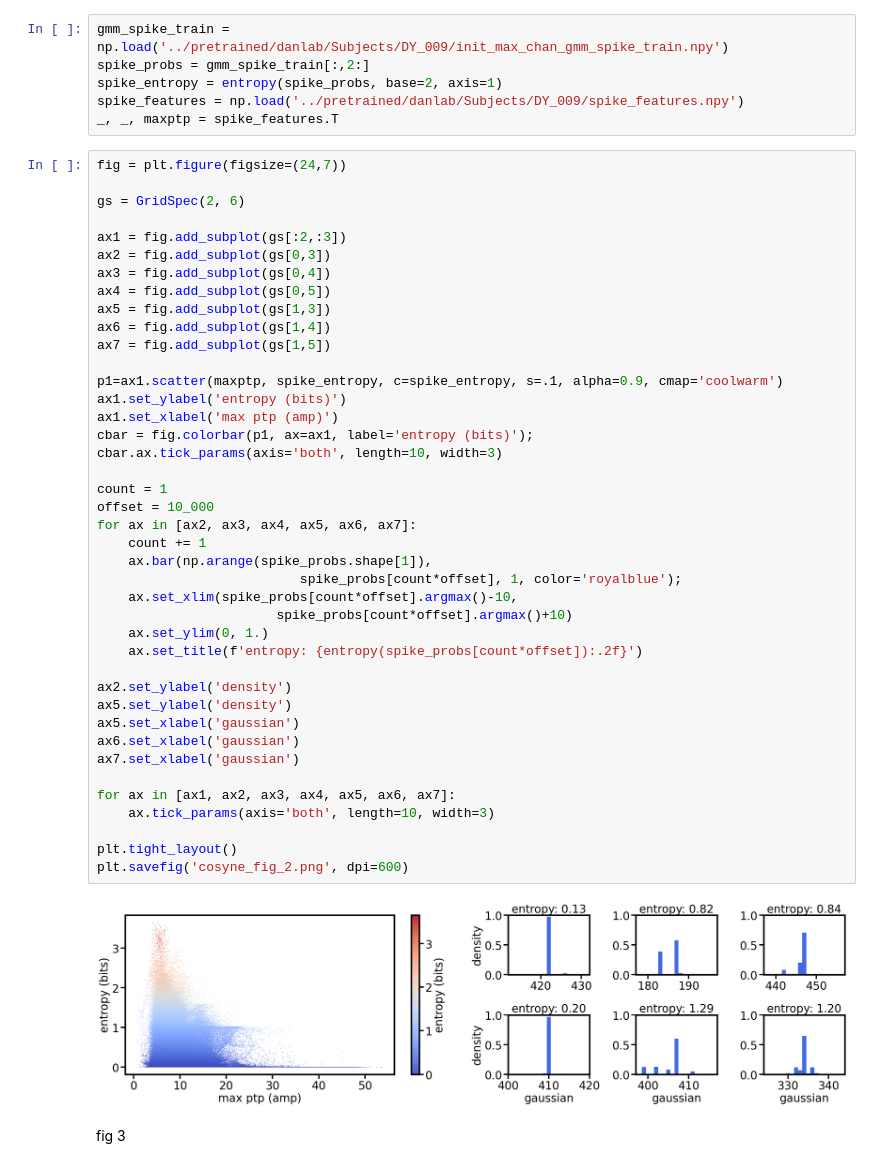
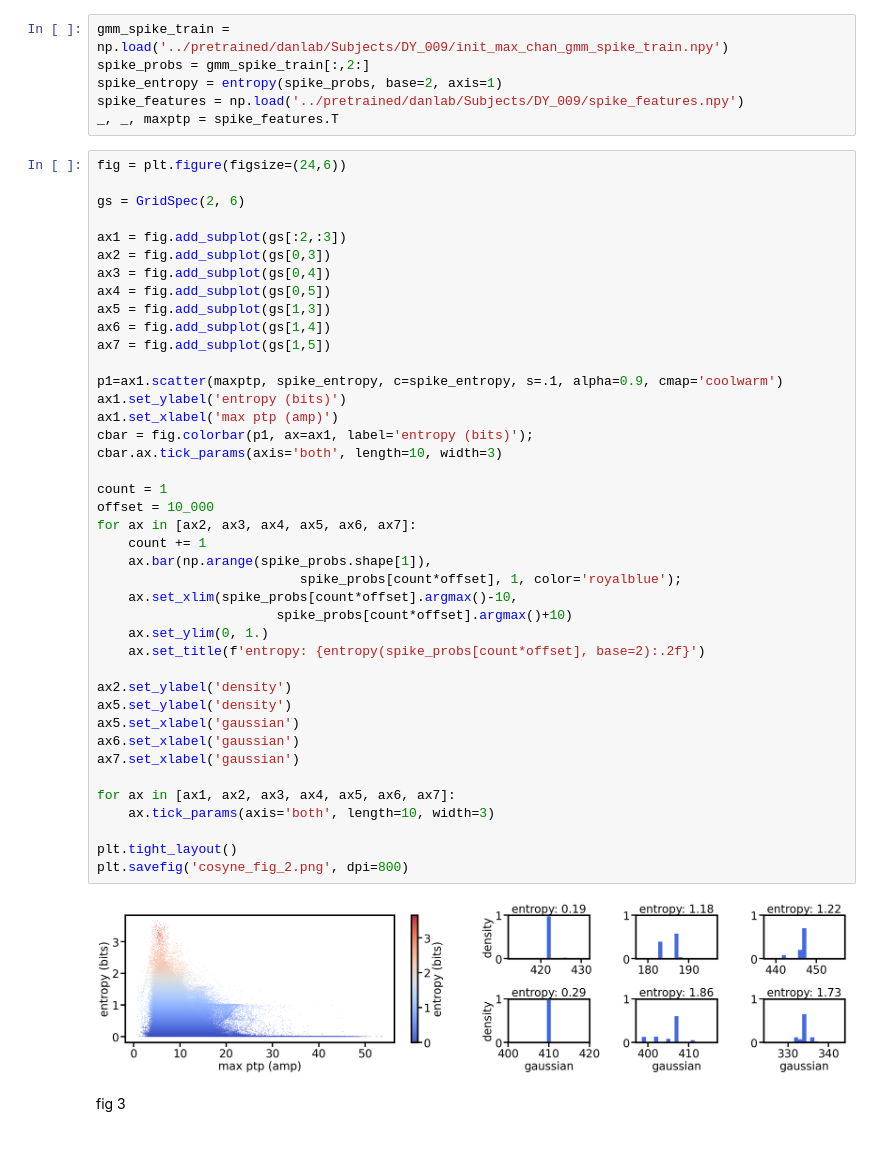
Before and after one commit to yzhang511/density_decoding, a Jupyter notebook: demo/cosyne_figures.ipynb, the cells around one changed output. Cells and saved outputs as stored; diff of their text form.

```diff
--- a/demo/cosyne_figures.ipynb
+++ b/demo/cosyne_figures.ipynb
@@ -369,7 +369,7 @@ spike_entropy = entropy(spike_probs, base=2, axis=1)
 spike_features = np.load('../pretrained/danlab/Subjects/DY_009/spike_features.npy')
 _, _, maxptp = spike_features.T
 # %%
-fig = plt.figure(figsize=(24,7))
+fig = plt.figure(figsize=(24,6))
 
 gs = GridSpec(2, 6)
 
@@ -381,36 +381,36 @@ ax5 = fig.add_subplot(gs[1,3])
 ax6 = fig.add_subplot(gs[1,4])
 ax7 = fig.add_subplot(gs[1,5])
 
 p1=ax1.scatter(maxptp, spike_entropy, c=spike_entropy, s=.1, alpha=0.9, cmap='coolwarm')
 ax1.set_ylabel('entropy (bits)')
 ax1.set_xlabel('max ptp (amp)')
 cbar = fig.colorbar(p1, ax=ax1, label='entropy (bits)');
 cbar.ax.tick_params(axis='both', length=10, width=3)
 
 count = 1
 offset = 10_000
 for ax in [ax2, ax3, ax4, ax5, ax6, ax7]:
     count += 1
     ax.bar(np.arange(spike_probs.shape[1]),
                           spike_probs[count*offset], 1, color='royalblue');
     ax.set_xlim(spike_probs[count*offset].argmax()-10,
                        spike_probs[count*offset].argmax()+10)
     ax.set_ylim(0, 1.)
-    ax.set_title(f'entropy: {entropy(spike_probs[count*offset]):.2f}')
+    ax.set_title(f'entropy: {entropy(spike_probs[count*offset], base=2):.2f}')
 
 ax2.set_ylabel('density')
 ax5.set_ylabel('density')
 ax5.set_xlabel('gaussian')
 ax6.set_xlabel('gaussian')
 ax7.set_xlabel('gaussian')
 
 for ax in [ax1, ax2, ax3, ax4, ax5, ax6, ax7]:
     ax.tick_params(axis='both', length=10, width=3)
 
 plt.tight_layout()
-plt.savefig('cosyne_fig_2.png', dpi=600)
+plt.savefig('cosyne_fig_2.png', dpi=800)
 # %% [output]
-[figure, old version]
+[figure, new version]
 # %% [markdown]
 fig 3
 # %%
```
Also changed, not shown: parts of 1 cell of this notebook.
